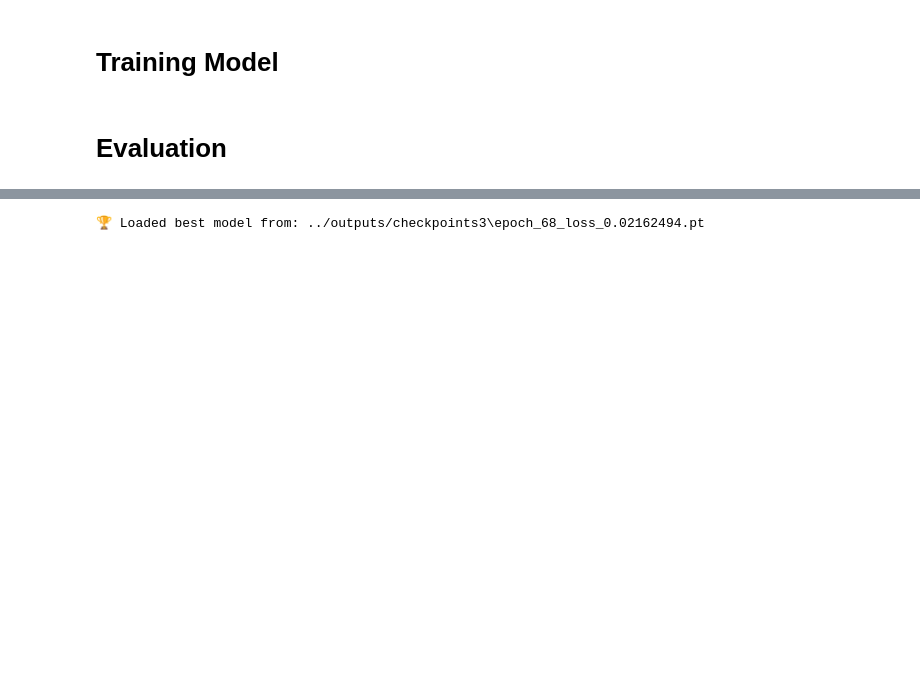
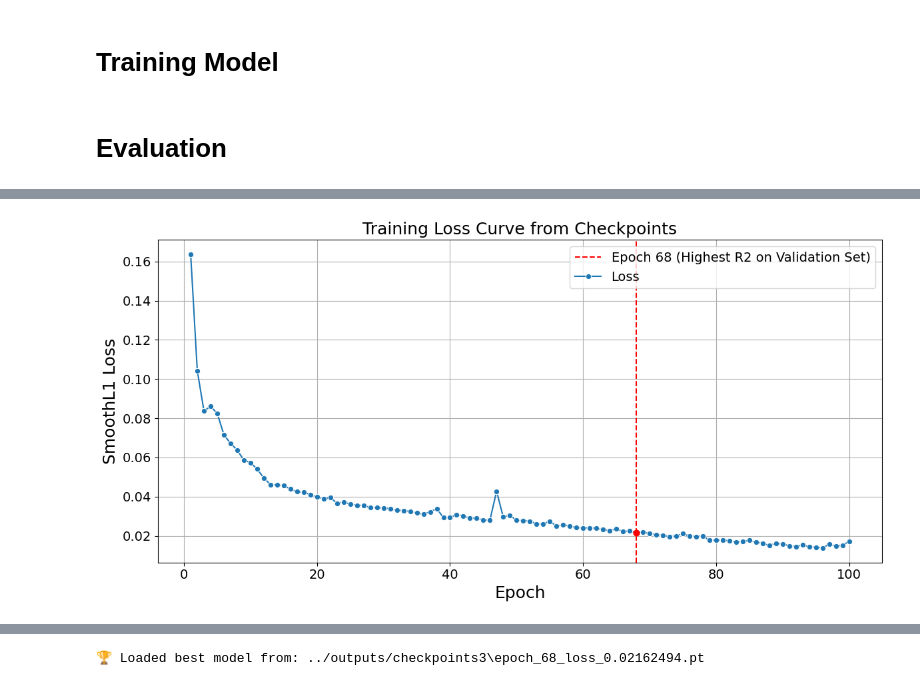
Before and after one commit to Absaar1548/Cd_results_backup, a Jupyter notebook: testing/model_new.ipynb, the cells around one changed output, grey strips where cells are left out. Saved outputs shown, nothing was run; the diff lists cells and outputs as text; code cells hidden in the pictures; blank space fills up the shorter version.

```diff
--- a/testing/model_new.ipynb
+++ b/testing/model_new.ipynb
@@ -602,0 +513,86 @@ Epoch 99 → Loss: 0.0151830
+# %%
+def analyze_all_checkpoints(checkpoint_dir="../outputs/temp_checkpoints", output_dir="../outputs/temp_analysis", highlight_epoch=68):
+    os.makedirs(output_dir, exist_ok=True)
+
+    checkpoint_paths = sorted(glob.glob(os.path.join(checkpoint_dir, "epoch_*.pt")))
+    all_epoch_losses = []
+    epoch_numbers = []
+
+    for ckpt_path in checkpoint_paths:
+        try:
+            checkpoint = torch.load(ckpt_path, map_location="cpu")
+            losses = checkpoint.get("epoch_losses", [])
+            epoch = checkpoint.get("epoch", None)
+
+            if epoch is not None and losses:
+                epoch_numbers.append(epoch)
+                last_loss = losses[-1]
+                all_epoch_losses.append(last_loss)
+
+        except Exception as e:
+            print(f"⚠️ Skipped {ckpt_path}: {e}")
+
+    if not epoch_numbers:
+        print("❌ No valid checkpoints found.")
+        return
+
+    # Save compiled loss log
+    loss_log_path = os.path.join(output_dir, "compiled_epoch_losses.json")
+    with open(loss_log_path, "w") as f:
+        json.dump({
+            "epoch_numbers": epoch_numbers,
+            "epoch_losses": all_epoch_losses
+        }, f, indent=2)
+    print(f"\n📄 Saved compiled loss log to: {loss_log_path}")
+
+    #################
+    # Plot loss curve
+    #################
+
+    plt.figure(figsize=(12, 6))
+    plt.axvline(x=highlight_epoch, color='red', linestyle='--', label=f"Epoch {highlight_epoch} (Highest R2 on Validation Set)")
+    plt.scatter(highlight_epoch, all_epoch_losses[epoch_numbers.index(highlight_epoch)], color='red', s=40, zorder=5)
+    sns.lineplot(x=epoch_numbers, y=all_epoch_losses, marker="o", markersize=6, linewidth=1.5, label="Loss")
+    plt.title("Training Loss Curve from Checkpoints", fontsize=18)
+    plt.xlabel("Epoch", fontsize=18)
+    plt.ylabel("SmoothL1 Loss", fontsize=18)
+    plt.xticks(fontsize=14)
+    plt.yticks(fontsize=14)
+    plt.grid(True)
+    plt.legend(fontsize=14)
+    plt.tight_layout()
+    plt.savefig(os.path.join(output_dir, "loss_curve_from_ckpts.png"), dpi=300)
+    plt.show()
+    plt.close()
+
+    # Plot deltas
+    if len(all_epoch_losses) > 1:
+        loss_deltas = [all_epoch_losses[i] - all_epoch_losses[i-1] for i in range(1, len(all_epoch_losses))]
+        delta_epochs = epoch_numbers[1:]
+
+        group_size = 5
+        grouped_epochs = [f"{delta_epochs[i]}-{delta_epochs[min(i + group_size - 1, len(delta_epochs)-1)]}"
+                        for i in range(0, len(delta_epochs), group_size)]
+        grouped_deltas = [
+            np.mean(loss_deltas[i:i+group_size])
+            for i in range(0, len(loss_deltas), group_size)
+        ]
+
+        plt.figure(figsize=(12, 6))
+        sns.barplot(x=grouped_epochs, y=grouped_deltas, color='skyblue', width=0.6)
+        plt.title("Δ Loss Between Checkpoints (Grouped per 5 Epochs)", fontsize=18)
+        plt.xlabel("Epoch Range", fontsize=18)
+        plt.ylabel("Average Δ Loss", fontsize=18)
+        plt.xticks(rotation=45, ha='right', fontsize=14)
+        plt.yticks(fontsize=14)
+        plt.grid(True, axis='y')
+        plt.tight_layout()
+        plt.savefig(os.path.join(output_dir, "loss_deltas_grouped_by_5_epochs.png"), dpi=150)
+        plt.show()
+        plt.close()
+
+    print(f"✅ Done analyzing {len(epoch_numbers)} checkpoints")
+
+
+analyze_all_checkpoints(checkpoint_dir=model_checkpoint_dir, output_dir=analysis_output_dir)
+# %% [output]
@@ -602,0 +600 @@ Epoch 99 → Loss: 0.0151830
+[figure, added]
```
Also changed, not shown: parts of 12 cells of this notebook, 17 other files.
